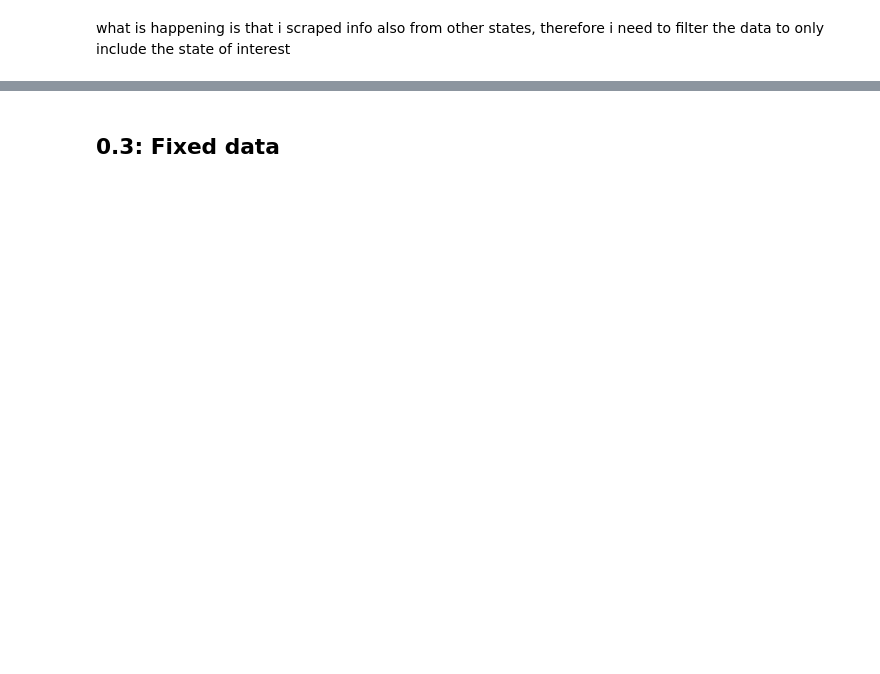
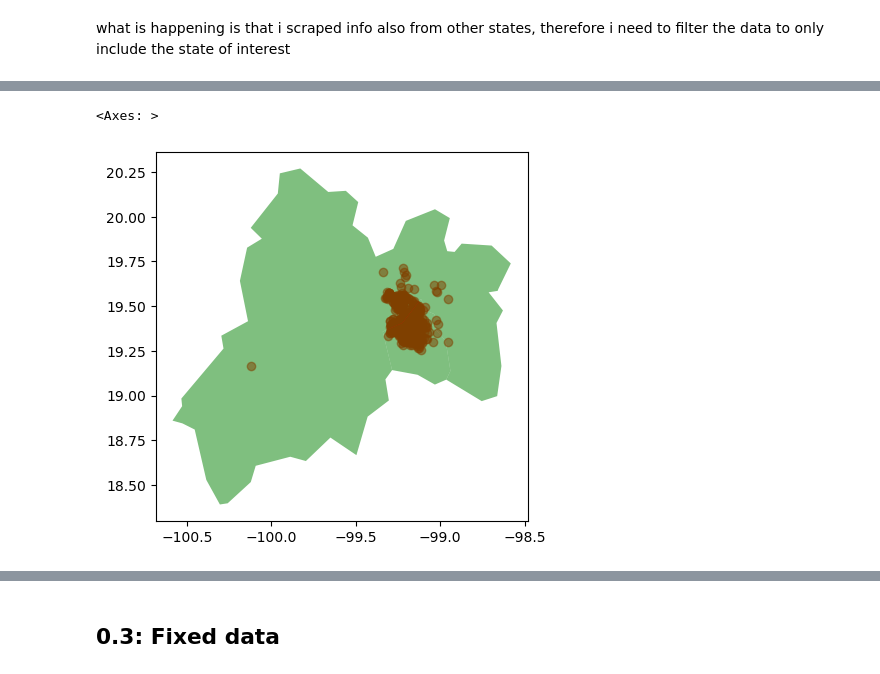
Before and after one commit to romanAVJ/fitpass-plan-optimizer, a Jupyter notebook: src/linear_optimizer.ipynb, the cells around one changed output, grey strips where cells are left out. Drawn from its saved outputs; the diff is of its cells as text; code cells hidden in the pictures; blank space fills up the shorter version.

```diff
--- a/src/linear_optimizer.ipynb
+++ b/src/linear_optimizer.ipynb
@@ -146,0 +217,10 @@ what is happening is that i scraped info also from other states, therefore i nee
+# %%
+# filter
+gdf_fitpass_r_mexico = gdf_fitpass_r[gdf_fitpass_r.within(merged_polygon_mex)]
+# %%
+# add merged_polygon_mex to the plot
+ax = gdf_fitpass_r_mexico.plot(color='red', alpha=0.5)
+gdf_mex.plot(ax=ax, color='green', alpha=0.5)
+# %% [output]
+<Axes: >
+[figure, added]
```
Also changed, not shown: parts of 66 cells of this notebook, 11 other files.
